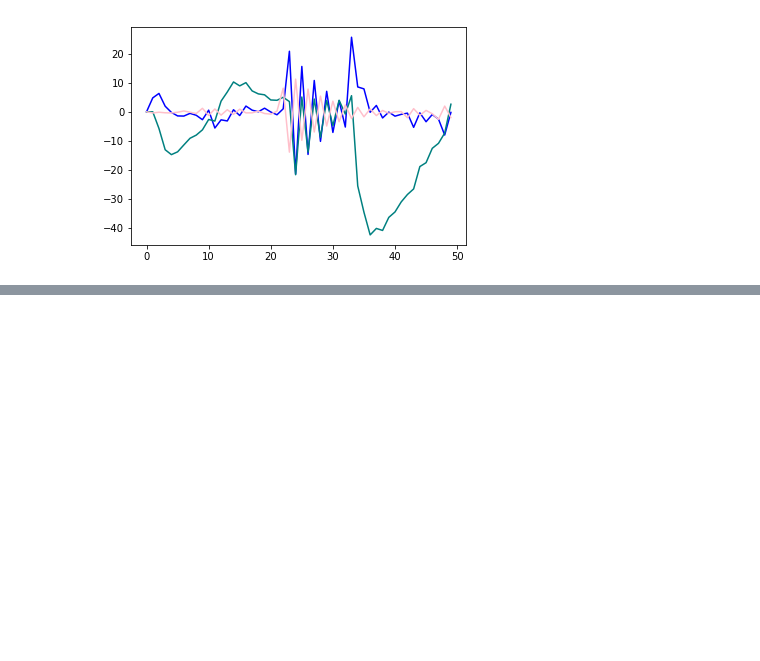
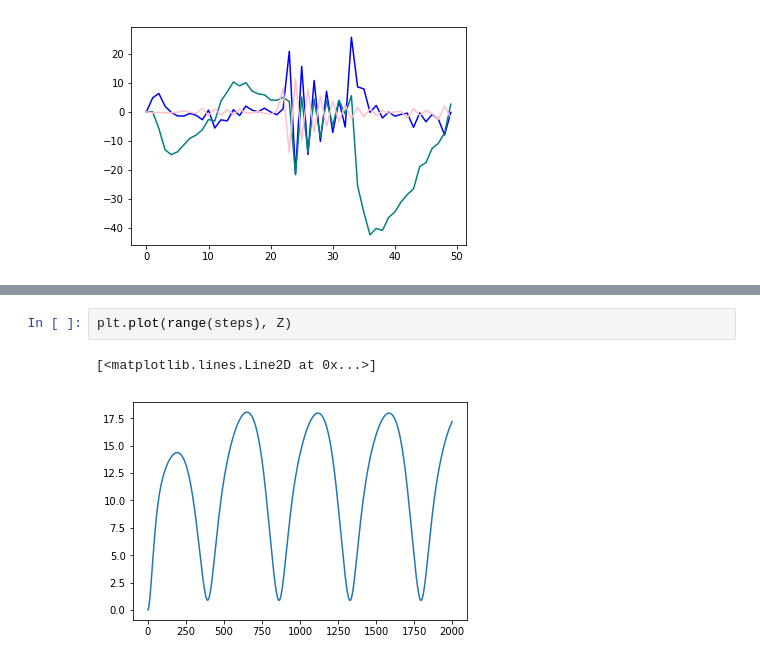
Before and after one commit to rgarcia-herrera/sistemas-dinamicos, a Jupyter notebook: dinamica_amor.ipynb, the cells around one changed output, grey strips where cells are left out. Cells and saved outputs as stored; diff of their text form; blank space fills up the shorter version.

```diff
--- a/dinamica_amor.ipynb
+++ b/dinamica_amor.ipynb
@@ -114,0 +189,5 @@ plt.plot(range(steps), L, color='pink')
+# %%
+plt.plot(range(steps), Z)
+# %% [output]
+[<matplotlib.lines.Line2D at 0x...>]
+[figure, added]
```
Also changed, not shown: parts of 10 cells of this notebook.
